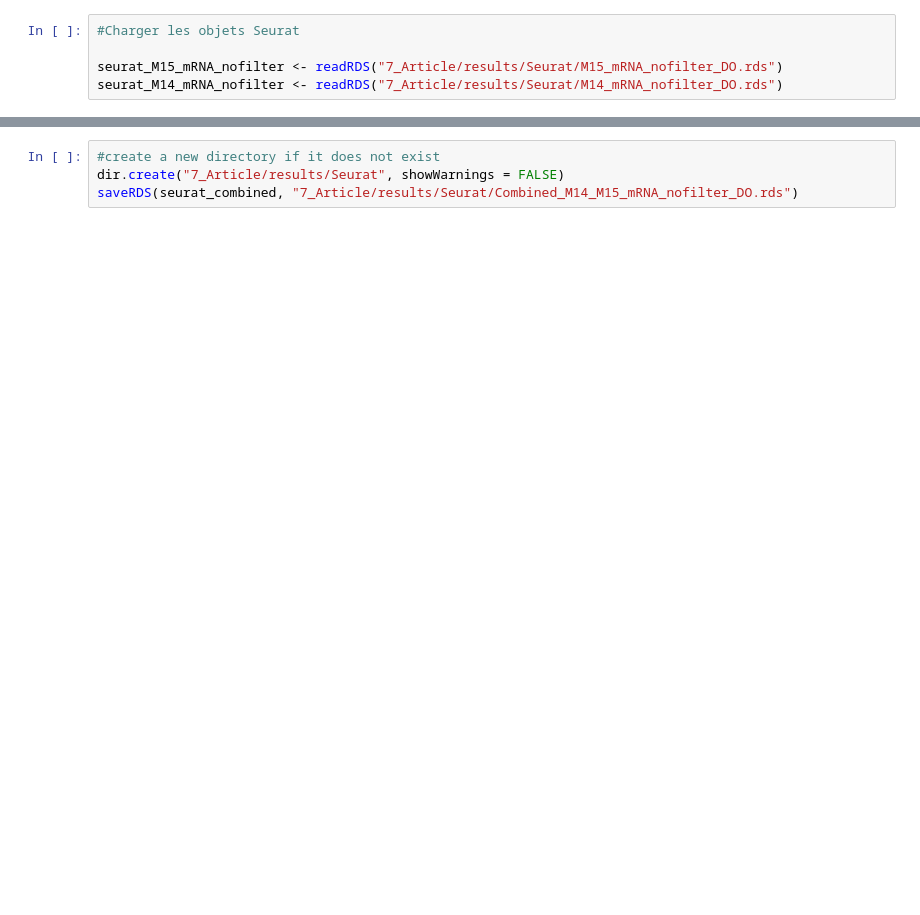
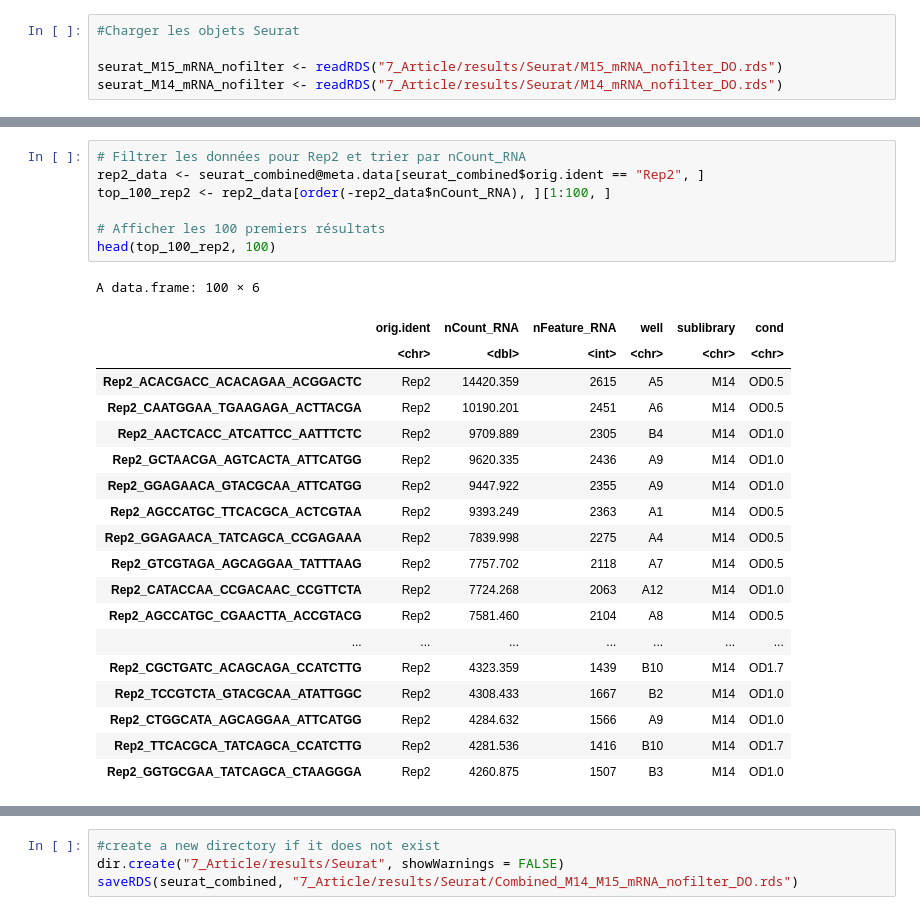
Before and after one commit to vgoupille/DOL_scRNAseq, a Jupyter notebook: 7_Article/script/script_Val/3_combine_different_seurat_object.ipynb, the cells around one changed output, grey strips where cells are left out. Saved outputs shown, nothing was run; the diff lists cells and outputs as text; blank space fills up the shorter version.

```diff
--- a/7_Article/script/script_Val/3_combine_different_seurat_object.ipynb
+++ b/7_Article/script/script_Val/3_combine_different_seurat_object.ipynb
@@ -24,0 +280,27 @@ table(seurat_combined$orig.ident)
+# %%
+# Filtrer les données pour Rep2 et trier par nCount_RNA
+rep2_data <- seurat_combined@meta.data[seurat_combined$orig.ident == "Rep2", ]
+top_100_rep2 <- rep2_data[order(-rep2_data$nCount_RNA), ][1:100, ]
+
+# Afficher les 100 premiers résultats
+head(top_100_rep2, 100)
+# %% [output]
+A data.frame: 100 × 6
+|  | orig.ident | nCount_RNA | nFeature_RNA | well | sublibrary | cond |
+|  | <chr> | <dbl> | <int> | <chr> | <chr> | <chr> |
+| Rep2_ACACGACC_ACACAGAA_ACGGACTC | Rep2 | 14420.359 | 2615 | A5 | M14 | OD0.5 |
+| Rep2_CAATGGAA_TGAAGAGA_ACTTACGA | Rep2 | 10190.201 | 2451 | A6 | M14 | OD0.5 |
+| Rep2_AACTCACC_ATCATTCC_AATTTCTC | Rep2 | 9709.889 | 2305 | B4 | M14 | OD1.0 |
+| Rep2_GCTAACGA_AGTCACTA_ATTCATGG | Rep2 | 9620.335 | 2436 | A9 | M14 | OD1.0 |
+| Rep2_GGAGAACA_GTACGCAA_ATTCATGG | Rep2 | 9447.922 | 2355 | A9 | M14 | OD1.0 |
+| Rep2_AGCCATGC_TTCACGCA_ACTCGTAA | Rep2 | 9393.249 | 2363 | A1 | M14 | OD0.5 |
+| Rep2_GGAGAACA_TATCAGCA_CCGAGAAA | Rep2 | 7839.998 | 2275 | A4 | M14 | OD0.5 |
+| Rep2_GTCGTAGA_AGCAGGAA_TATTTAAG | Rep2 | 7757.702 | 2118 | A7 | M14 | OD0.5 |
+| Rep2_CATACCAA_CCGACAAC_CCGTTCTA | Rep2 | 7724.268 | 2063 | A12 | M14 | OD1.0 |
+| Rep2_AGCCATGC_CGAACTTA_ACCGTACG | Rep2 | 7581.460 | 2104 | A8 | M14 | OD0.5 |
+| ... | ... | ... | ... | ... | ... | ... |
+| Rep2_CGCTGATC_ACAGCAGA_CCATCTTG | Rep2 | 4323.359 | 1439 | B10 | M14 | OD1.7 |
+| Rep2_TCCGTCTA_GTACGCAA_ATATTGGC | Rep2 | 4308.433 | 1667 | B2 | M14 | OD1.0 |
+| Rep2_CTGGCATA_AGCAGGAA_ATTCATGG | Rep2 | 4284.632 | 1566 | A9 | M14 | OD1.0 |
+| Rep2_TTCACGCA_TATCAGCA_CCATCTTG | Rep2 | 4281.536 | 1416 | B10 | M14 | OD1.7 |
+| Rep2_GGTGCGAA_TATCAGCA_CTAAGGGA | Rep2 | 4260.875 | 1507 | B3 | M14 | OD1.0 |
```
Also changed, not shown: parts of 16 cells of this notebook, 1 other file.
